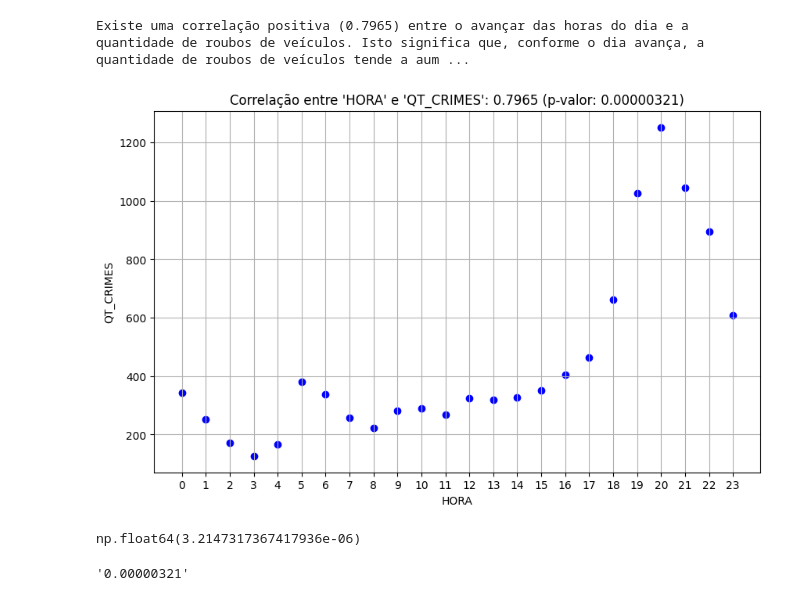
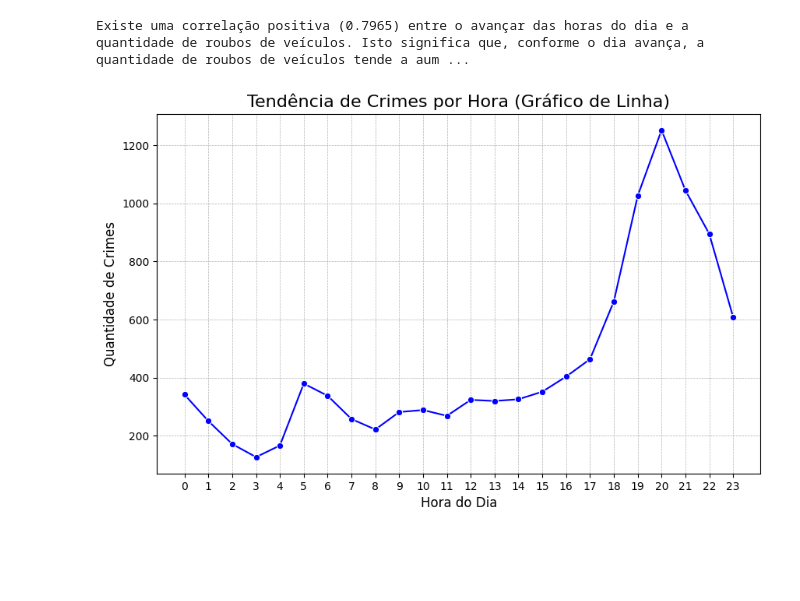
Before and after one commit to boniluboni/CLUSTERS, a Jupyter notebook: EDA_e_Kmeans_Roubos_e_Furtos_de_veículos.ipynb, the cells around one changed output. Saved outputs shown, nothing was run; the diff lists cells and outputs as text; code cells hidden in the pictures; blank space fills up the shorter version.

```diff
--- a/EDA_e_Kmeans_Roubos_e_Furtos_de_veículos.ipynb
+++ b/EDA_e_Kmeans_Roubos_e_Furtos_de_veículos.ipynb
@@ -84,23 +84,31 @@ else:
 print(interpretation)
 # %% [output]
 Existe uma correlação positiva (0.7965) entre o avançar das horas do dia e a quantidade de roubos de veículos. Isto significa que, conforme o dia avança, a quantidade de roubos de veículos tende a aum ...
-# %%
-# Plotar os dados em um gráfico
-plt.figure(figsize=(10, 6))
-plt.scatter(df["HORA"], df["QT_CRIMES"], color='b', marker='o')
-plt.title(f"Correlação entre 'HORA' e 'QT_CRIMES': {correlation_formatted} (p-valor: {p_value_formatted})")  # Corrigido 'QT_OCORRENCIAS' para 'QT_CRIMES'
-plt.xlabel("HORA")
-plt.ylabel("QT_CRIMES")  # Corrigido 'QT_OCORRENCIAS' para 'QT_CRIMES'
-plt.xticks(df["HORA"])  # Define os valores do eixo x para serem os valores de HORA
-plt.grid(True)
-plt.show()
-# %% [output]
-[figure, removed]
-# %%
-correlation_p_value
-# %% [output]
-np.float64(3.2147317367417936e-06)
-# %%
-p_value_formatted
-# %% [output]
-'0.00000321'
+# %%
+import matplotlib.pyplot as plt
+import seaborn as sns
+import pandas as pd
+import numpy as np
+
+# --- 1. Definição dos Dados ---
+data = {
+    "HORA": list(range(24)),
+    "QT_CRIMES": [342, 251, 172, 127, 167, 380, 338, 258, 222, 282, 289, 269, 324, 320, 326, 352, 404, 464, 663, 1026, 1252, 1045, 895, 609]
+}
+df = pd.DataFrame(data)
+
+# --- 2. Criação de Uma Única Figura ---
+plt.figure(figsize=(10, 6))
+
+# --- Gráfico de Linha ---
+sns.lineplot(x='HORA', y='QT_CRIMES', data=df, marker='o', color='b')
+plt.title('Tendência de Crimes por Hora (Gráfico de Linha)', fontsize=16)
+plt.xlabel('Hora do Dia', fontsize=12)
+plt.ylabel('Quantidade de Crimes', fontsize=12)
+plt.xticks(df['HORA'])
+plt.grid(True, which='both', linestyle='--', linewidth=0.5)
+
+# Exibe o gráfico
+plt.show()
+# %% [output]
+[figure, added]
```
